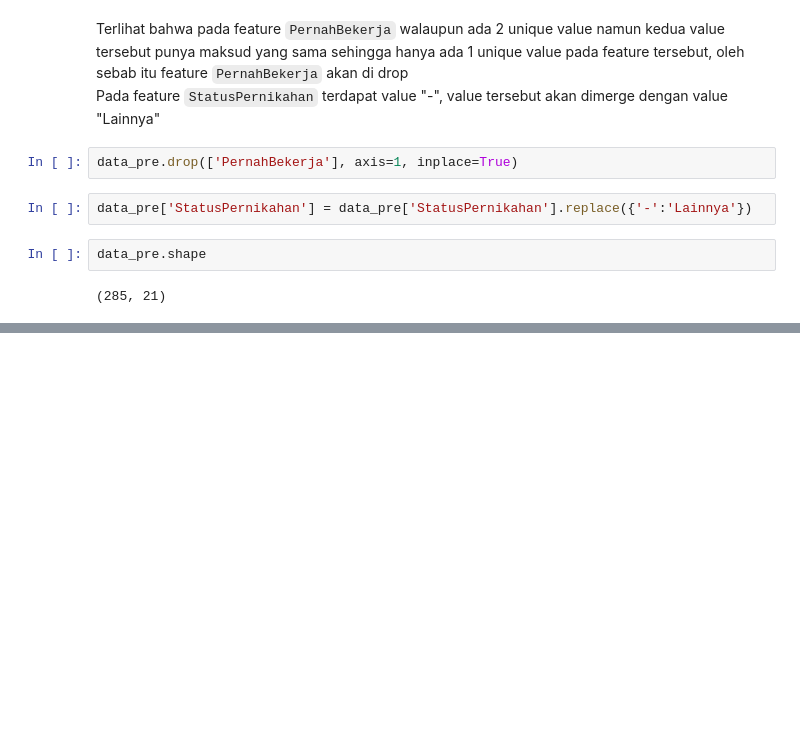
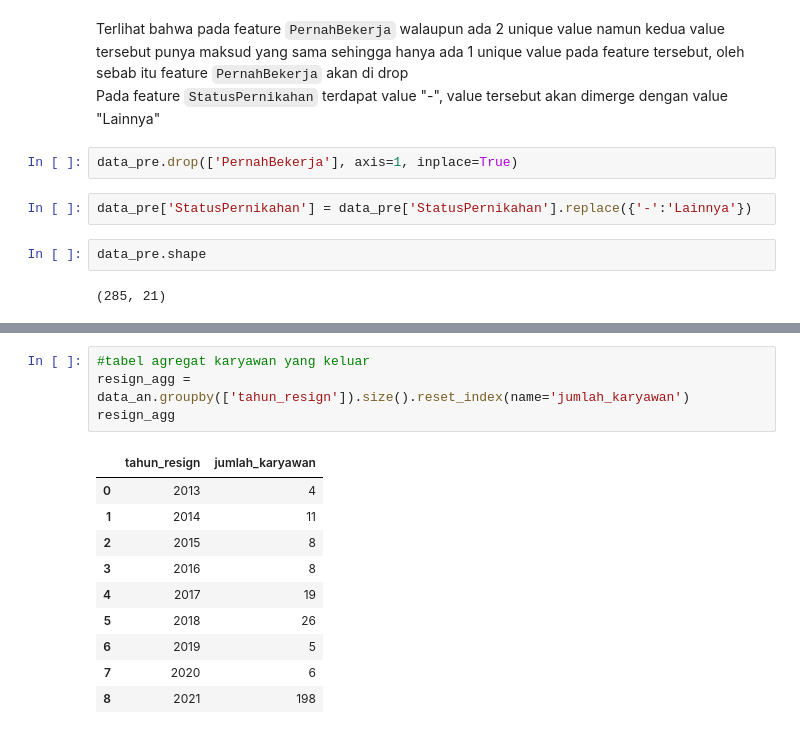
Before and after one commit to garrylgiancarlo/project-emp-retention, a Jupyter notebook: emp-retention.ipynb, the cells around one changed output, grey strips where cells are left out. Drawn from its saved outputs; the diff is of its cells as text; blank space fills up the shorter version.

```diff
--- a/emp-retention.ipynb
+++ b/emp-retention.ipynb
@@ -366,0 +393,15 @@ data_pre.sample(5)
+# %%
+#tabel agregat karyawan yang keluar
+resign_agg = data_an.groupby(['tahun_resign']).size().reset_index(name='jumlah_karyawan')
+resign_agg
+# %% [output]
+|  | tahun_resign | jumlah_karyawan |
+| 0 | 2013 | 4 |
+| 1 | 2014 | 11 |
+| 2 | 2015 | 8 |
+| 3 | 2016 | 8 |
+| 4 | 2017 | 19 |
+| 5 | 2018 | 26 |
+| 6 | 2019 | 5 |
+| 7 | 2020 | 6 |
+| 8 | 2021 | 198 |
```
Also changed, not shown: parts of 13 cells of this notebook.
